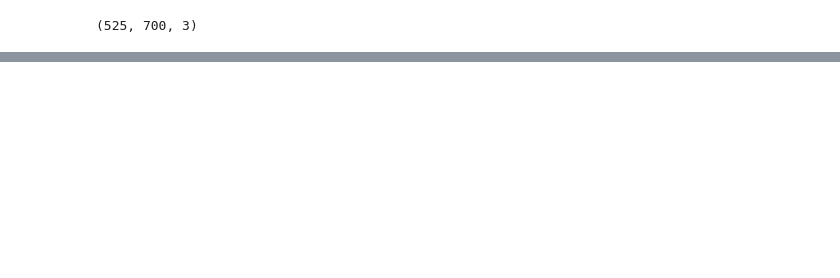
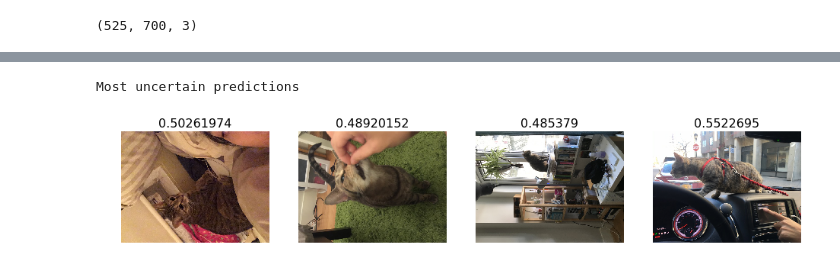
Before and after one commit to ktc312/Ringo_or_Kali, a Jupyter notebook: K_R_classifier.ipynb, the cells around one changed output, grey strips where cells are left out. Cells and saved outputs as stored; diff of their text form; code cells hidden in the pictures; blank space fills up the shorter version.

```diff
--- a/K_R_classifier.ipynb
+++ b/K_R_classifier.ipynb
@@ -72,0 +154,6 @@ learn.fit(0.01, 2)
+# %%
+most_uncertain = np.argsort(np.abs(probs -0.5))[:4]
+plot_val_with_title(most_uncertain, "Most uncertain predictions")
+# %% [output]
+Most uncertain predictions
+[figure, added]
```
Also changed, not shown: parts of 40 cells of this notebook.
